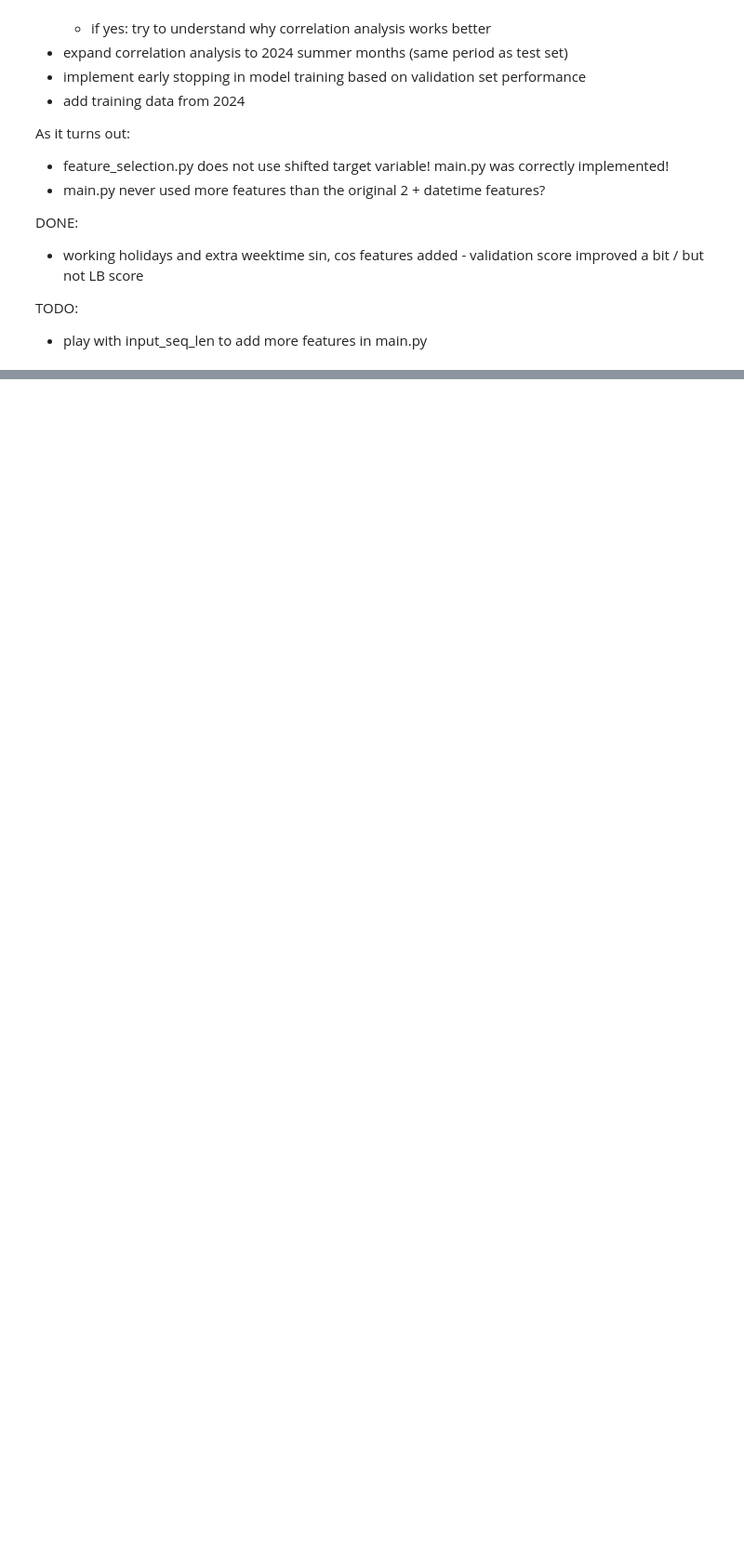
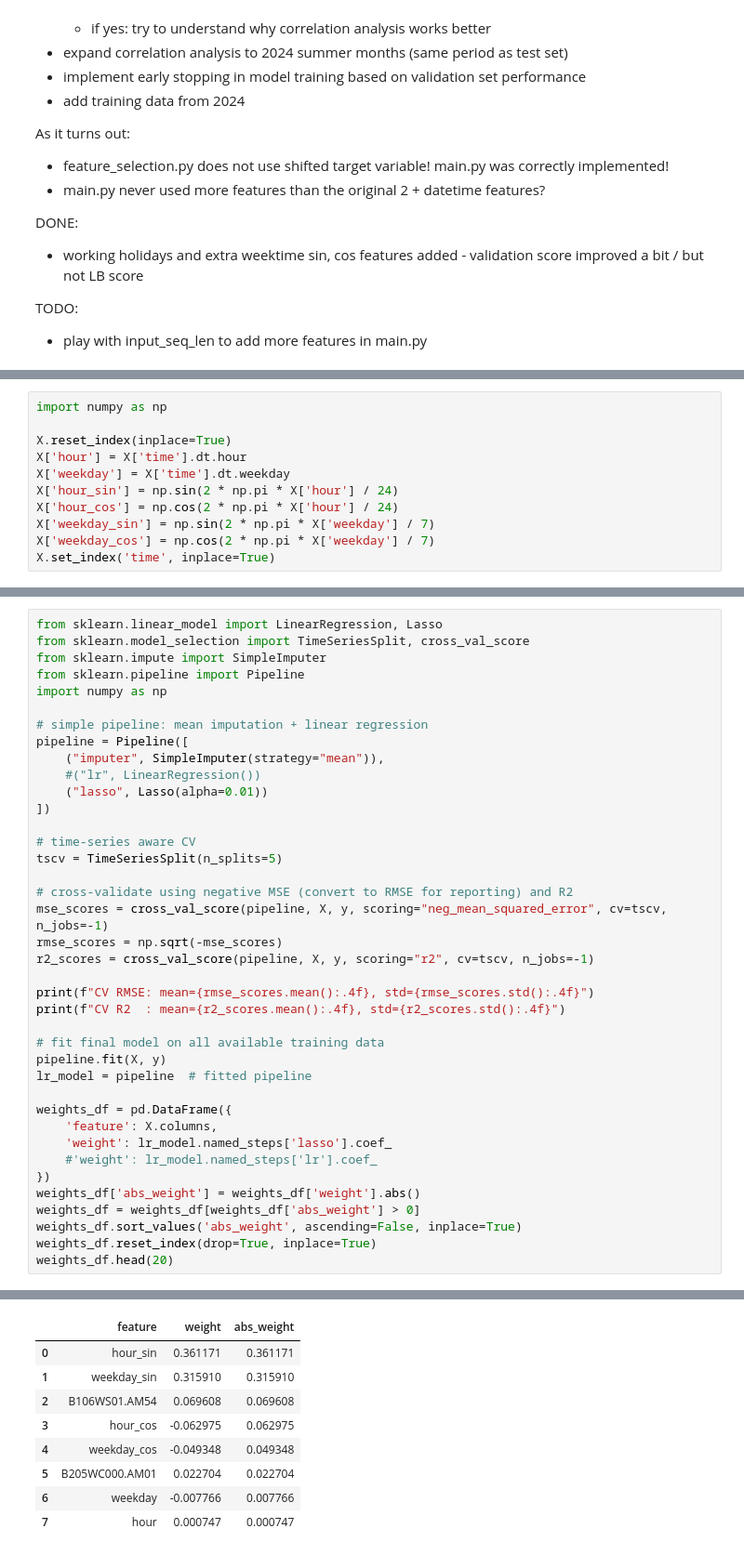
Before and after one commit to ferencberes/kaggle_elias_aifbo, a Jupyter notebook: FirstLook.ipynb, the cells around one changed output, grey strips where cells are left out. Shown at 93% size. Saved outputs shown, nothing was run; the diff lists cells and outputs as text; blank space fills up the shorter version.

```diff
--- a/FirstLook.ipynb
+++ b/FirstLook.ipynb
@@ -328,0 +367,11 @@ TODO:
+# %%
+import numpy as np
+
+X.reset_index(inplace=True)
+X['hour'] = X['time'].dt.hour
+X['weekday'] = X['time'].dt.weekday
+X['hour_sin'] = np.sin(2 * np.pi * X['hour'] / 24)
+X['hour_cos'] = np.cos(2 * np.pi * X['hour'] / 24)
+X['weekday_sin'] = np.sin(2 * np.pi * X['weekday'] / 7)
+X['weekday_cos'] = np.cos(2 * np.pi * X['weekday'] / 7)
+X.set_index('time', inplace=True)
@@ -328,0 +388,40 @@ TODO:
+# %%
+from sklearn.linear_model import LinearRegression, Lasso
+from sklearn.model_selection import TimeSeriesSplit, cross_val_score
+from sklearn.impute import SimpleImputer
+from sklearn.pipeline import Pipeline
+import numpy as np
+
+# simple pipeline: mean imputation + linear regression
+pipeline = Pipeline([
+    ("imputer", SimpleImputer(strategy="mean")),
+    #("lr", LinearRegression())
+    ("lasso", Lasso(alpha=0.01))
+])
+
+# time-series aware CV
+tscv = TimeSeriesSplit(n_splits=5)
+
+# cross-validate using negative MSE (convert to RMSE for reporting) and R2
+mse_scores = cross_val_score(pipeline, X, y, scoring="neg_mean_squared_error", cv=tscv, n_jobs=-1)
+rmse_scores = np.sqrt(-mse_scores)
+r2_scores = cross_val_score(pipeline, X, y, scoring="r2", cv=tscv, n_jobs=-1)
+
+print(f"CV RMSE: mean={rmse_scores.mean():.4f}, std={rmse_scores.std():.4f}")
+print(f"CV R2  : mean={r2_scores.mean():.4f}, std={r2_scores.std():.4f}")
+
+# fit final model on all available training data
+pipeline.fit(X, y)
+lr_model = pipeline  # fitted pipeline
+
+weights_df = pd.DataFrame({
+    'feature': X.columns,
+    'weight': lr_model.named_steps['lasso'].coef_
+    #'weight': lr_model.named_steps['lr'].coef_
+})
+weights_df['abs_weight'] = weights_df['weight'].abs()
+weights_df = weights_df[weights_df['abs_weight'] > 0]
+weights_df.sort_values('abs_weight', ascending=False, inplace=True)
+weights_df.reset_index(drop=True, inplace=True)
+weights_df.head(20)
+# %% [output]
@@ -328,0 +430,9 @@ TODO:
+|  | feature | weight | abs_weight |
+| 0 | hour_sin | 0.361171 | 0.361171 |
+| 1 | weekday_sin | 0.315910 | 0.315910 |
+| 2 | B106WS01.AM54 | 0.069608 | 0.069608 |
+| 3 | hour_cos | -0.062975 | 0.062975 |
+| 4 | weekday_cos | -0.049348 | 0.049348 |
+| 5 | B205WC000.AM01 | 0.022704 | 0.022704 |
+| 6 | weekday | -0.007766 | 0.007766 |
+| 7 | hour | 0.000747 | 0.000747 |
```
Also changed, not shown: parts of 13 cells of this notebook.
